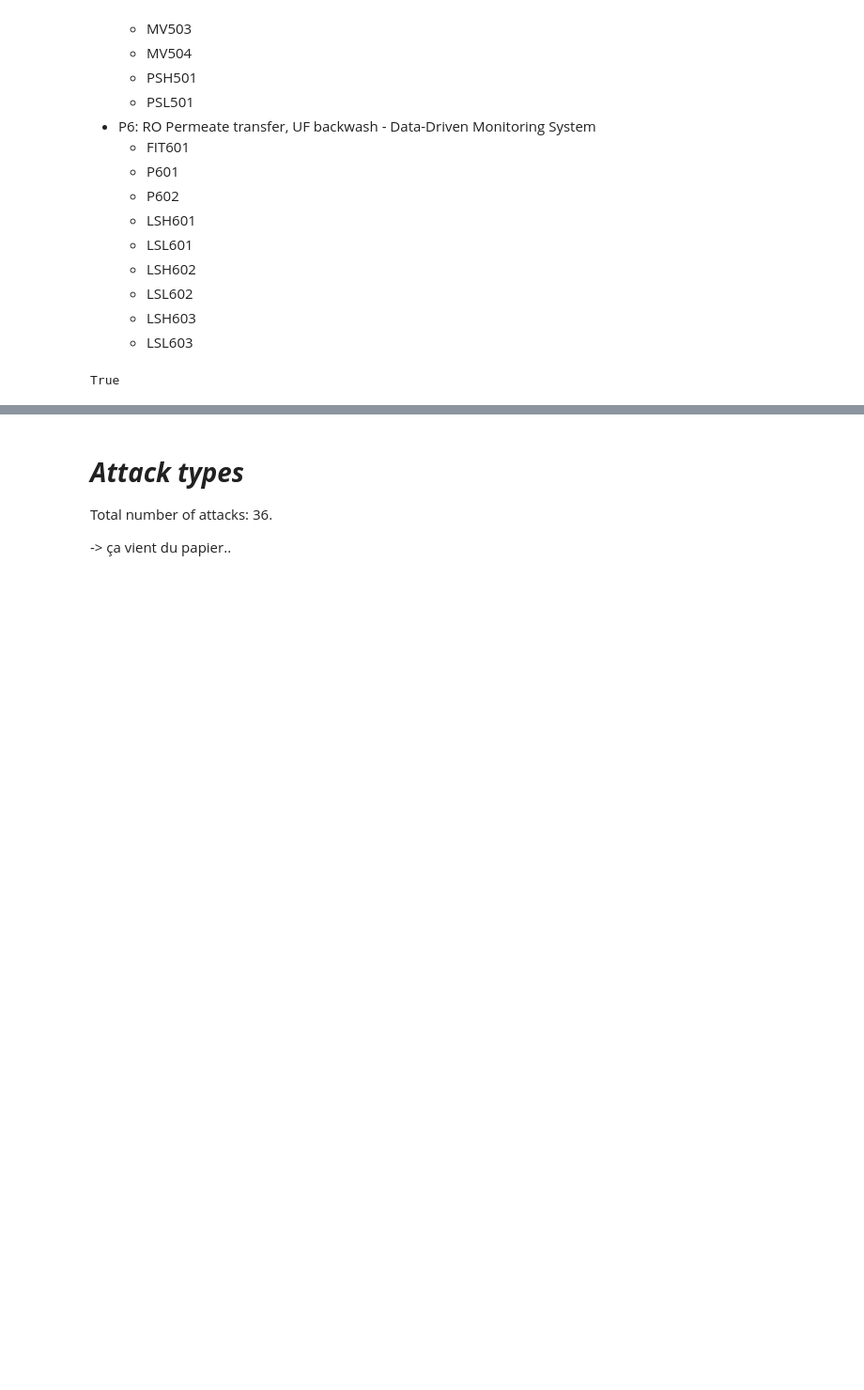
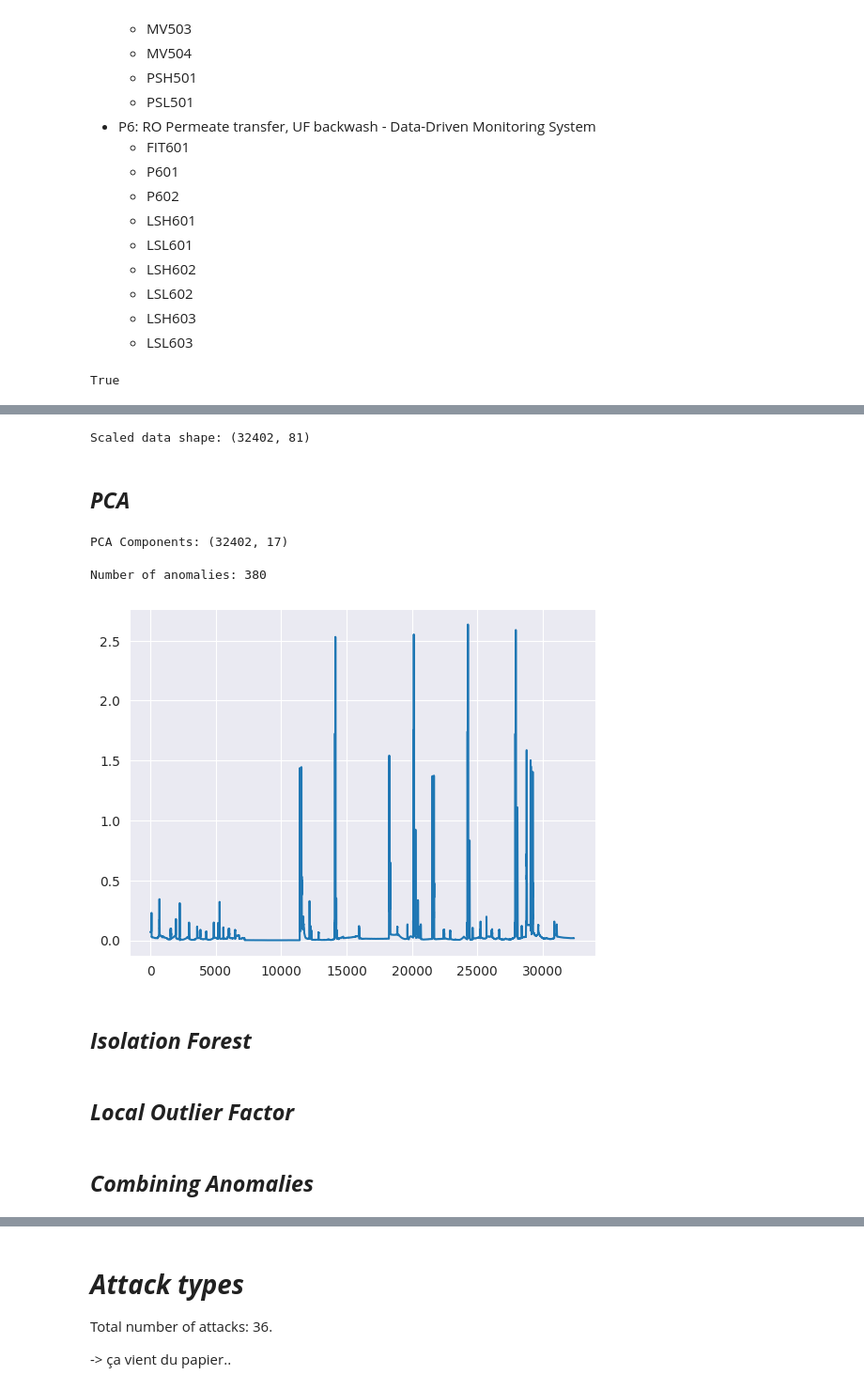
Before and after one commit to ClovisDyArx/cyberml_projet, a Jupyter notebook: dataset2_subject1.ipynb, the cells around one changed output, grey strips where cells are left out. Shown at 94% size. Drawn from its saved outputs; the diff is of its cells as text; code cells hidden in the pictures; blank space fills up the shorter version.

```diff
--- a/dataset2_subject1.ipynb
+++ b/dataset2_subject1.ipynb
@@ -225,0 +345,3 @@ True
+# %%
+p1_6 = prepare_dfs([p1, p2, p3, p4, p5, p6])
+p1_6
@@ -225,0 +362,17 @@ True
+# %%
+scaled_data = scale_data(p1_6)
+# %% [output]
+Scaled data shape: (32402, 81)
+# %% [markdown]
+## ***PCA***
+# %%
+pca_components, pca = pca_(scaled_data)
+# %% [output]
+PCA Components: (32402, 17)
+# %%
+reconstruction_error, threshold_pca, anomalies_pca  = metrics_pca(pca, scaled_data)
+# %% [output]
+Number of anomalies: 380
+[figure, added]
+# %% [markdown]
+## ***Isolation Forest***
@@ -225,0 +381,2 @@ True
+# %% [markdown]
+## ***Local Outlier Factor***
@@ -225,0 +385,2 @@ True
+# %% [markdown]
+## ***Combining Anomalies***
```
Also changed, not shown: parts of 23 cells of this notebook, 2 other files.
